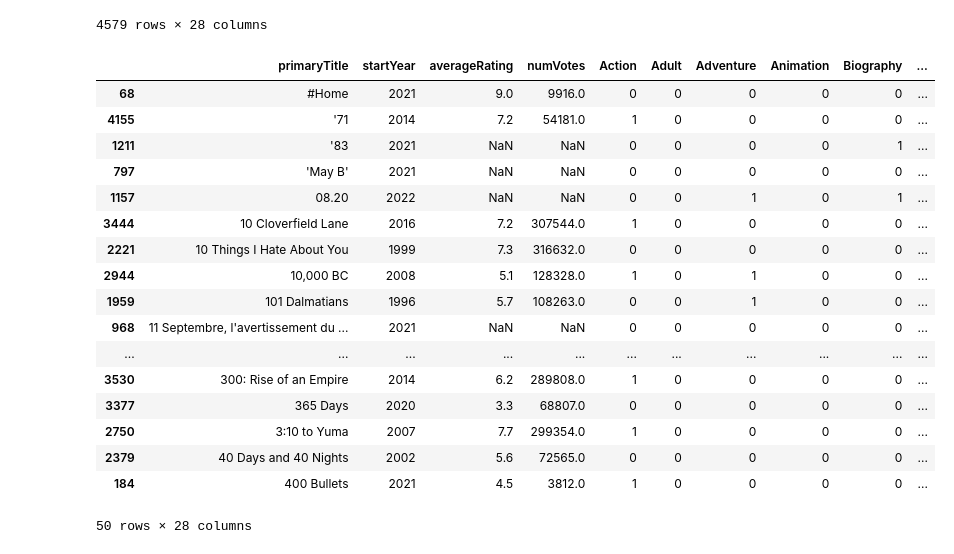
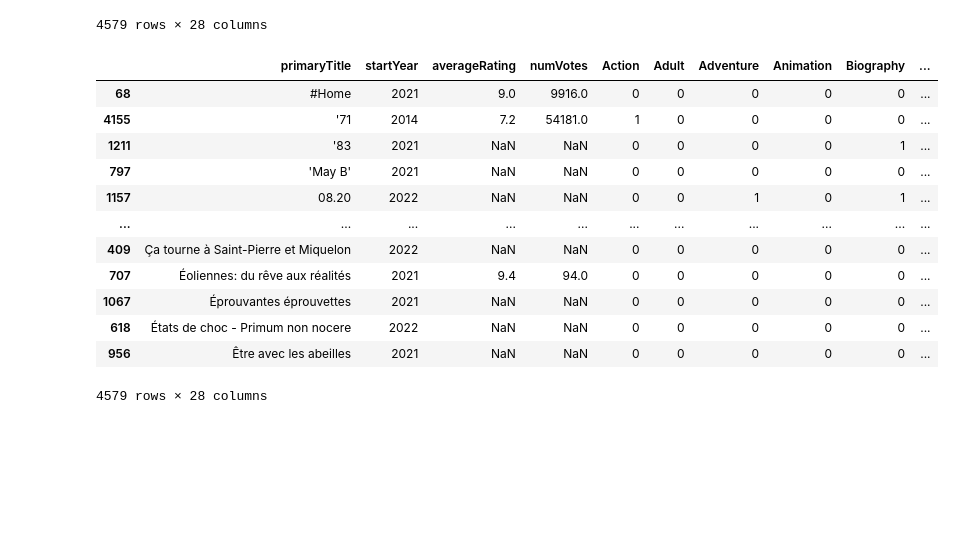
Before and after one commit to BerengerQueune/ABC-Data, a Jupyter notebook: Berenger/Database_projet/dataset_projet.ipynb, the cells around one changed output. Cells and saved outputs as stored; diff of their text form; code cells hidden in the pictures; blank space fills up the shorter version.

```diff
--- a/Berenger/Database_projet/dataset_projet.ipynb
+++ b/Berenger/Database_projet/dataset_projet.ipynb
@@ -349,24 +349,20 @@ table_finale
 | 4577 | Holidate | 2020 | 6.1 | 53805.0 | 0 | 0 | 0 | 0 | 0 | ... |
 | 4578 | I Care a Lot | 2020 | 6.3 | 117112.0 | 0 | 0 | 0 | 0 | 0 | ... |
 4579 rows × 28 columns
-# %%
-table_finale.sort_values("primaryTitle", ascending=False).head(50)
-# %% [output]
-|  | primaryTitle | startYear | averageRating | numVotes | Action | Adult | Adventure | Animation | Biography | ... |
-| 68 | #Home | 2021 | 9.0 | 9916.0 | 0 | 0 | 0 | 0 | 0 | ... |
-| 4155 | '71 | 2014 | 7.2 | 54181.0 | 1 | 0 | 0 | 0 | 0 | ... |
-| 1211 | '83 | 2021 | NaN | NaN | 0 | 0 | 0 | 0 | 1 | ... |
-| 797 | 'May B' | 2021 | NaN | NaN | 0 | 0 | 0 | 0 | 0 | ... |
-| 1157 | 08.20 | 2022 | NaN | NaN | 0 | 0 | 1 | 0 | 1 | ... |
-| 3444 | 10 Cloverfield Lane | 2016 | 7.2 | 307544.0 | 1 | 0 | 0 | 0 | 0 | ... |
-| 2221 | 10 Things I Hate About You | 1999 | 7.3 | 316632.0 | 0 | 0 | 0 | 0 | 0 | ... |
-| 2944 | 10,000 BC | 2008 | 5.1 | 128328.0 | 1 | 0 | 1 | 0 | 0 | ... |
-| 1959 | 101 Dalmatians | 1996 | 5.7 | 108263.0 | 0 | 0 | 1 | 0 | 0 | ... |
-| 968 | 11 Septembre, l'avertissement du ... | 2021 | NaN | NaN | 0 | 0 | 0 | 0 | 0 | ... |
-| ... | ... | ... | ... | ... | ... | ... | ... | ... | ... | ... |
-| 3530 | 300: Rise of an Empire | 2014 | 6.2 | 289808.0 | 1 | 0 | 0 | 0 | 0 | ... |
-| 3377 | 365 Days | 2020 | 3.3 | 68807.0 | 0 | 0 | 0 | 0 | 0 | ... |
-| 2750 | 3:10 to Yuma | 2007 | 7.7 | 299354.0 | 1 | 0 | 0 | 0 | 0 | ... |
-| 2379 | 40 Days and 40 Nights | 2002 | 5.6 | 72565.0 | 0 | 0 | 0 | 0 | 0 | ... |
-| 184 | 400 Bullets | 2021 | 4.5 | 3812.0 | 1 | 0 | 0 | 0 | 0 | ... |
-50 rows × 28 columns
+# %%
+table_finale_alphabetique = table_finale.sort_values("primaryTitle")
+table_finale_alphabetique
+# %% [output]
+|  | primaryTitle | startYear | averageRating | numVotes | Action | Adult | Adventure | Animation | Biography | ... |
+| 68 | #Home | 2021 | 9.0 | 9916.0 | 0 | 0 | 0 | 0 | 0 | ... |
+| 4155 | '71 | 2014 | 7.2 | 54181.0 | 1 | 0 | 0 | 0 | 0 | ... |
+| 1211 | '83 | 2021 | NaN | NaN | 0 | 0 | 0 | 0 | 1 | ... |
+| 797 | 'May B' | 2021 | NaN | NaN | 0 | 0 | 0 | 0 | 0 | ... |
+| 1157 | 08.20 | 2022 | NaN | NaN | 0 | 0 | 1 | 0 | 1 | ... |
+| ... | ... | ... | ... | ... | ... | ... | ... | ... | ... | ... |
+| 409 | Ça tourne à Saint-Pierre et Miquelon | 2022 | NaN | NaN | 0 | 0 | 0 | 0 | 0 | ... |
+| 707 | Éoliennes: du rêve aux réalités | 2021 | 9.4 | 94.0 | 0 | 0 | 0 | 0 | 0 | ... |
+| 1067 | Éprouvantes éprouvettes | 2021 | NaN | NaN | 0 | 0 | 0 | 0 | 0 | ... |
+| 618 | États de choc - Primum non nocere | 2022 | NaN | NaN | 0 | 0 | 0 | 0 | 0 | ... |
+| 956 | Être avec les abeilles | 2021 | NaN | NaN | 0 | 0 | 0 | 0 | 0 | ... |
+4579 rows × 28 columns
```
Also changed, not shown: parts of 1 cell of this notebook, 1 other file.
